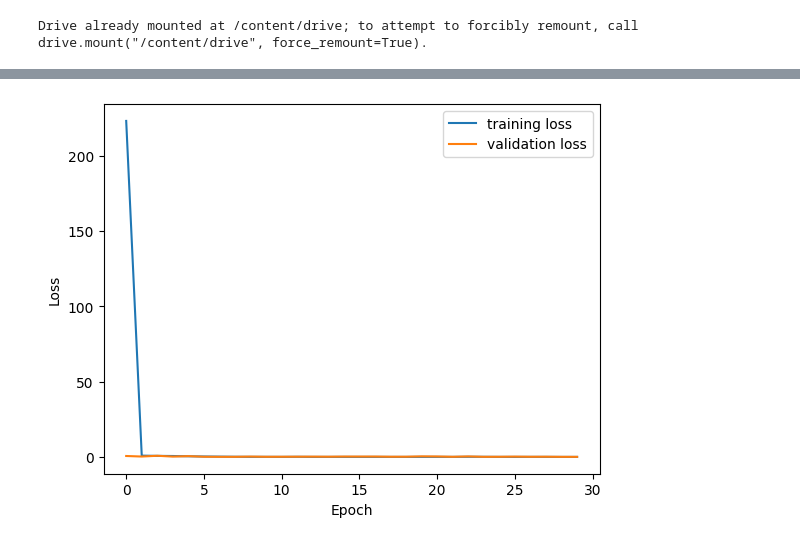
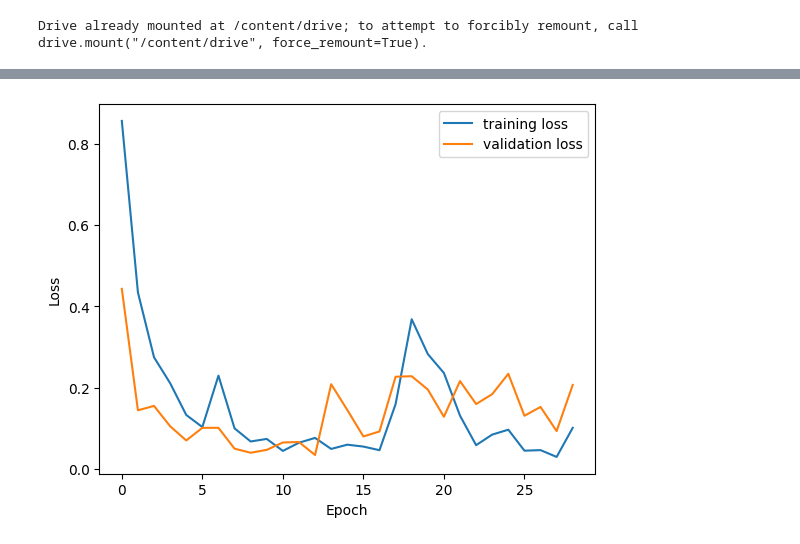
Before and after one commit to m22ai571/MachineLearning, a Jupyter notebook: Assignment 2/Problem 3/problem3_image_classificatn.ipynb, the cells around one changed output, grey strips where cells are left out. Drawn from its saved outputs; the diff is of its cells as text; code cells hidden in the pictures.

```diff
--- a/Assignment 2/Problem 3/problem3_image_classificatn.ipynb
+++ b/Assignment 2/Problem 3/problem3_image_classificatn.ipynb
@@ -75,6 +75,9 @@ class ChartClassifier:
     def evaluate(self, X_test, y_test):
         return self.model.evaluate(X_test, y_test)
 
+    def predict(self, X_test):
+        return self.model.predict(X_test)
+
     def get_history(self):
         return self.history
 
@@ -107,13 +120,13 @@ Epoch 30/30
 # %%
 # Plot the loss
-plt.plot(model.get_history().history['loss'], label='training loss')
-plt.plot(model.get_history().history['val_loss'], label='validation loss')
+plt.plot(model.get_history().history['loss'][1:], label='training loss')
+plt.plot(model.get_history().history['val_loss'][1:], label='validation loss')
 plt.xlabel('Epoch')
 plt.ylabel('Loss')
 plt.legend()
 plt.show()
 # %% [output]
-[figure, old version]
+[figure, new version]
 # %%
 # Evaluate model on test data
 test_labels = pd.read_csv(os.path.join(data_dir, 'test.csv'))
```
Also changed, not shown: parts of 4 cells of this notebook.
